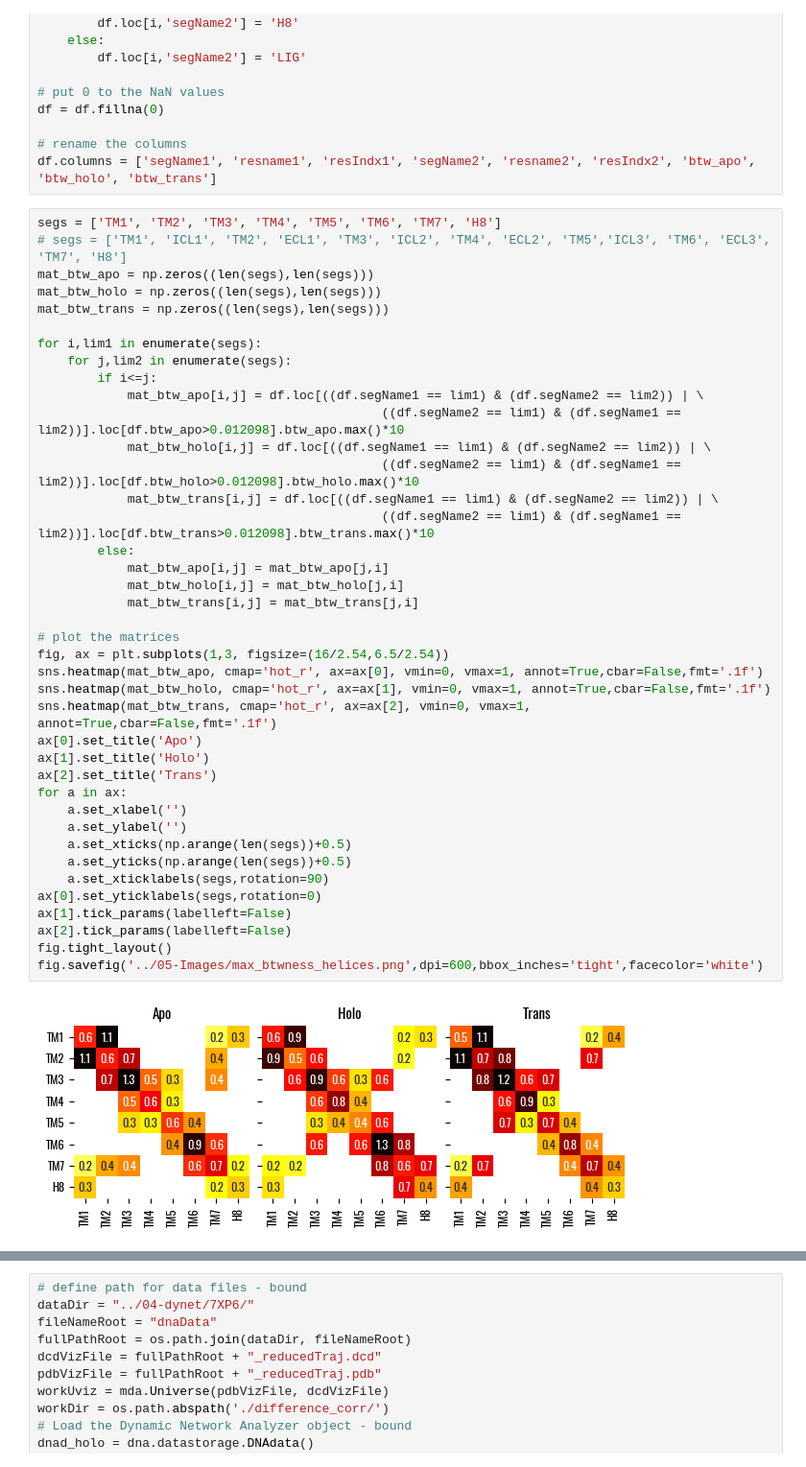
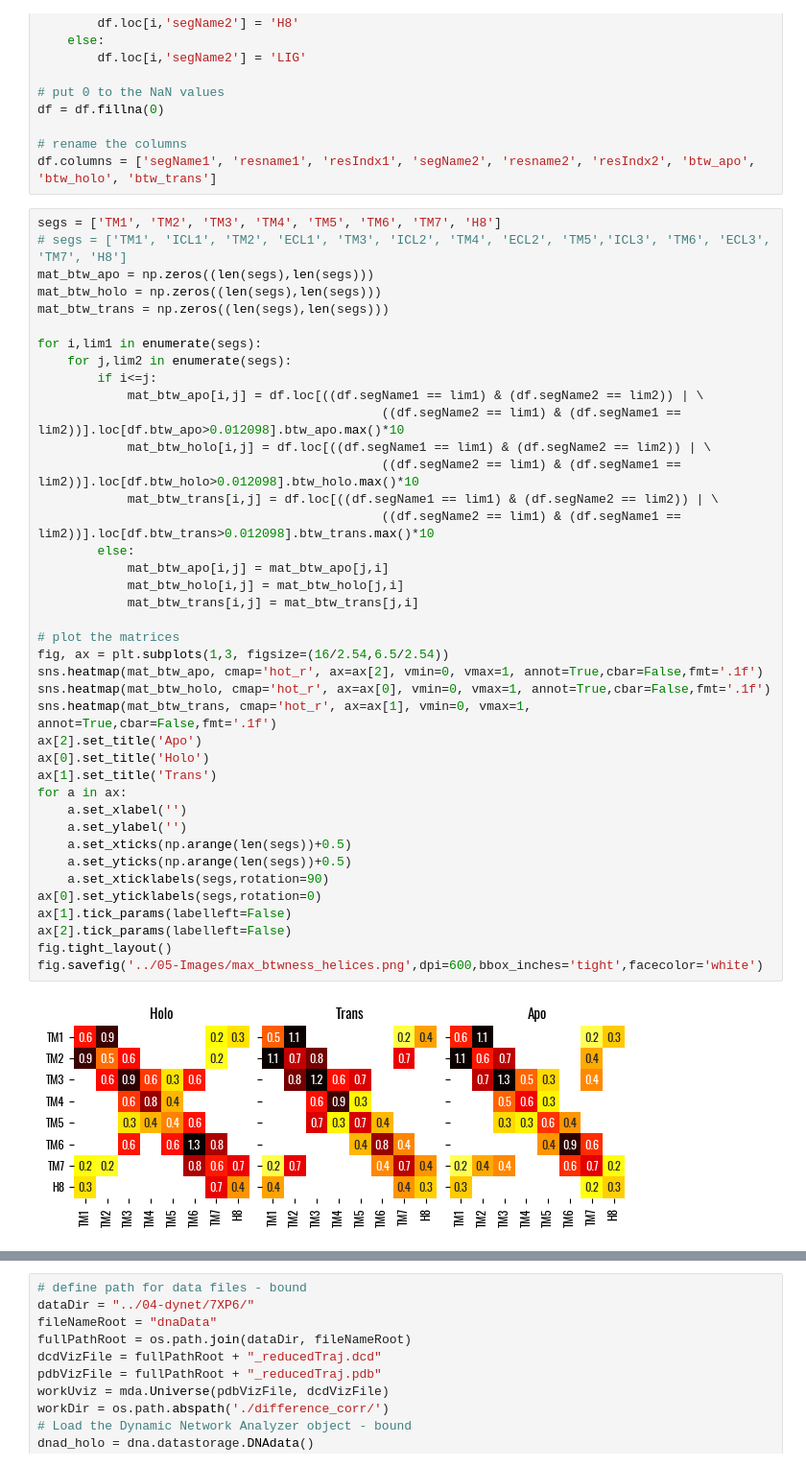
Before and after one commit to lorenzopallante/TAS2R46, a Jupyter notebook: DYNET_analysis.ipynb, the cells around one changed output, grey strips where cells are left out. Shown at 96% size. Drawn from its saved outputs; the diff is of its cells as text.

```diff
--- a/DYNET_analysis.ipynb
+++ b/DYNET_analysis.ipynb
@@ -829,37 +829,37 @@ mat_btw_holo = np.zeros((len(segs),len(segs)))
 mat_btw_trans = np.zeros((len(segs),len(segs)))
 
 for i,lim1 in enumerate(segs):
     for j,lim2 in enumerate(segs):
         if i<=j:
             mat_btw_apo[i,j] = df.loc[((df.segName1 == lim1) & (df.segName2 == lim2)) | \
                                               ((df.segName2 == lim1) & (df.segName1 == lim2))].loc[df.btw_apo>0.012098].btw_apo.max()*10
             mat_btw_holo[i,j] = df.loc[((df.segName1 == lim1) & (df.segName2 == lim2)) | \
                                               ((df.segName2 == lim1) & (df.segName1 == lim2))].loc[df.btw_holo>0.012098].btw_holo.max()*10
             mat_btw_trans[i,j] = df.loc[((df.segName1 == lim1) & (df.segName2 == lim2)) | \
                                               ((df.segName2 == lim1) & (df.segName1 == lim2))].loc[df.btw_trans>0.012098].btw_trans.max()*10
         else:
             mat_btw_apo[i,j] = mat_btw_apo[j,i]
             mat_btw_holo[i,j] = mat_btw_holo[j,i]
             mat_btw_trans[i,j] = mat_btw_trans[j,i]
 
 # plot the matrices
 fig, ax = plt.subplots(1,3, figsize=(16/2.54,6.5/2.54))
-sns.heatmap(mat_btw_apo, cmap='hot_r', ax=ax[0], vmin=0, vmax=1, annot=True,cbar=False,fmt='.1f')
-sns.heatmap(mat_btw_holo, cmap='hot_r', ax=ax[1], vmin=0, vmax=1, annot=True,cbar=False,fmt='.1f')
-sns.heatmap(mat_btw_trans, cmap='hot_r', ax=ax[2], vmin=0, vmax=1, annot=True,cbar=False,fmt='.1f')
-ax[0].set_title('Apo')
-ax[1].set_title('Holo')
-ax[2].set_title('Trans')
+sns.heatmap(mat_btw_apo, cmap='hot_r', ax=ax[2], vmin=0, vmax=1, annot=True,cbar=False,fmt='.1f')
+sns.heatmap(mat_btw_holo, cmap='hot_r', ax=ax[0], vmin=0, vmax=1, annot=True,cbar=False,fmt='.1f')
+sns.heatmap(mat_btw_trans, cmap='hot_r', ax=ax[1], vmin=0, vmax=1, annot=True,cbar=False,fmt='.1f')
+ax[2].set_title('Apo')
+ax[0].set_title('Holo')
+ax[1].set_title('Trans')
 for a in ax:
     a.set_xlabel('')
     a.set_ylabel('')
     a.set_xticks(np.arange(len(segs))+0.5)
     a.set_yticks(np.arange(len(segs))+0.5)
     a.set_xticklabels(segs,rotation=90)
 ax[0].set_yticklabels(segs,rotation=0)
 ax[1].tick_params(labelleft=False)
 ax[2].tick_params(labelleft=False)
 fig.tight_layout()
 fig.savefig('../05-Images/max_btwness_helices.png',dpi=600,bbox_inches='tight',facecolor='white')
 # %% [output]
-[figure, old version]
+[figure, new version]
```
Also changed, not shown: parts of 8 cells of this notebook, 1 other file.
